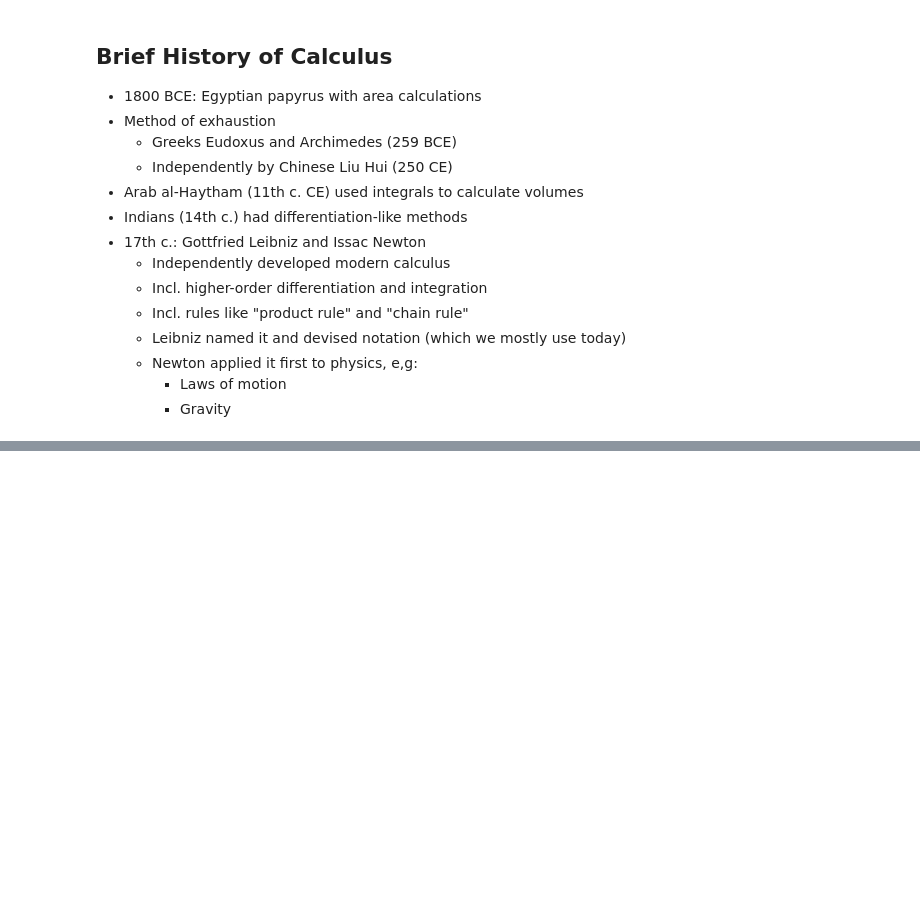
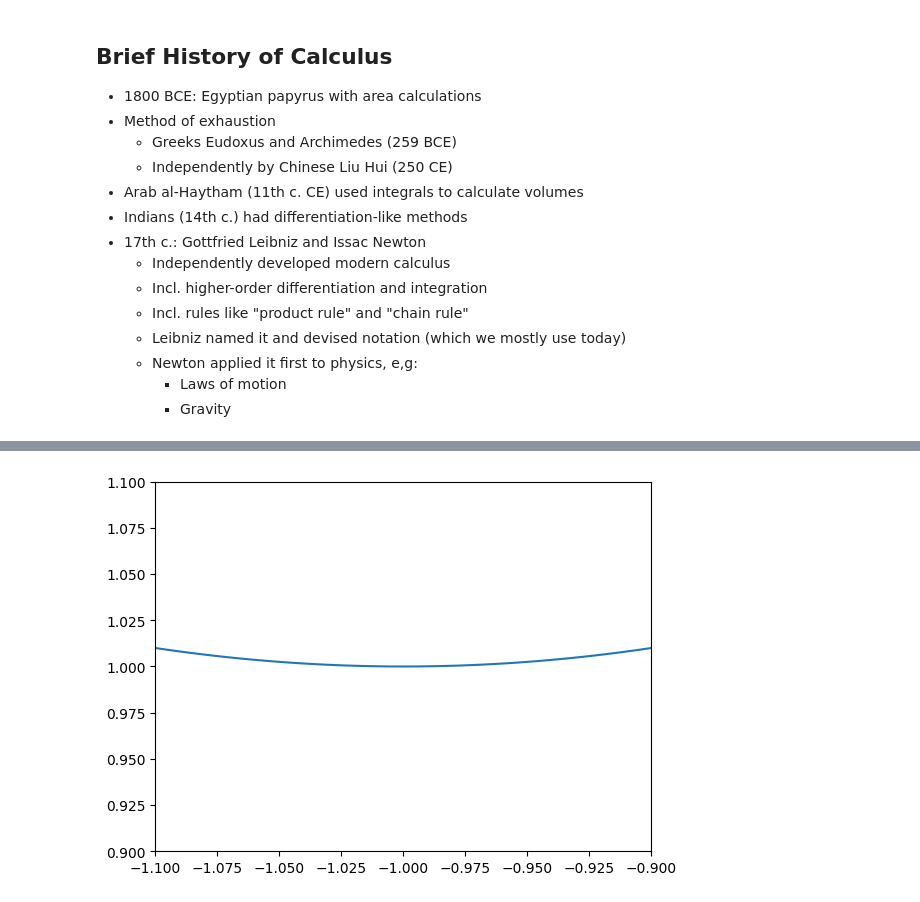
Before and after one commit to dandokku/MY_ML_JOURNEY, a Jupyter notebook: Calculus/1_calculus_limits_and_derivatives.ipynb, the cells around one changed output, grey strips where cells are left out. Drawn from its saved outputs; the diff is of its cells as text; code cells hidden in the pictures; blank space fills up the shorter version.

```diff
--- a/Calculus/1_calculus_limits_and_derivatives.ipynb
+++ b/Calculus/1_calculus_limits_and_derivatives.ipynb
@@ -35,0 +74,7 @@ Polygon: a shape with multiple straight sides(3+, mostly 5+)
+# %%
+fig, ax = plt.subplots()
+ax.set_xlim([-1.1, -0.9])
+ax.set_ylim([0.9, 1.1])
+_ = ax.plot(x, y)
+# %% [output]
+[figure, added]
```
Also changed, not shown: parts of 11 cells of this notebook.
